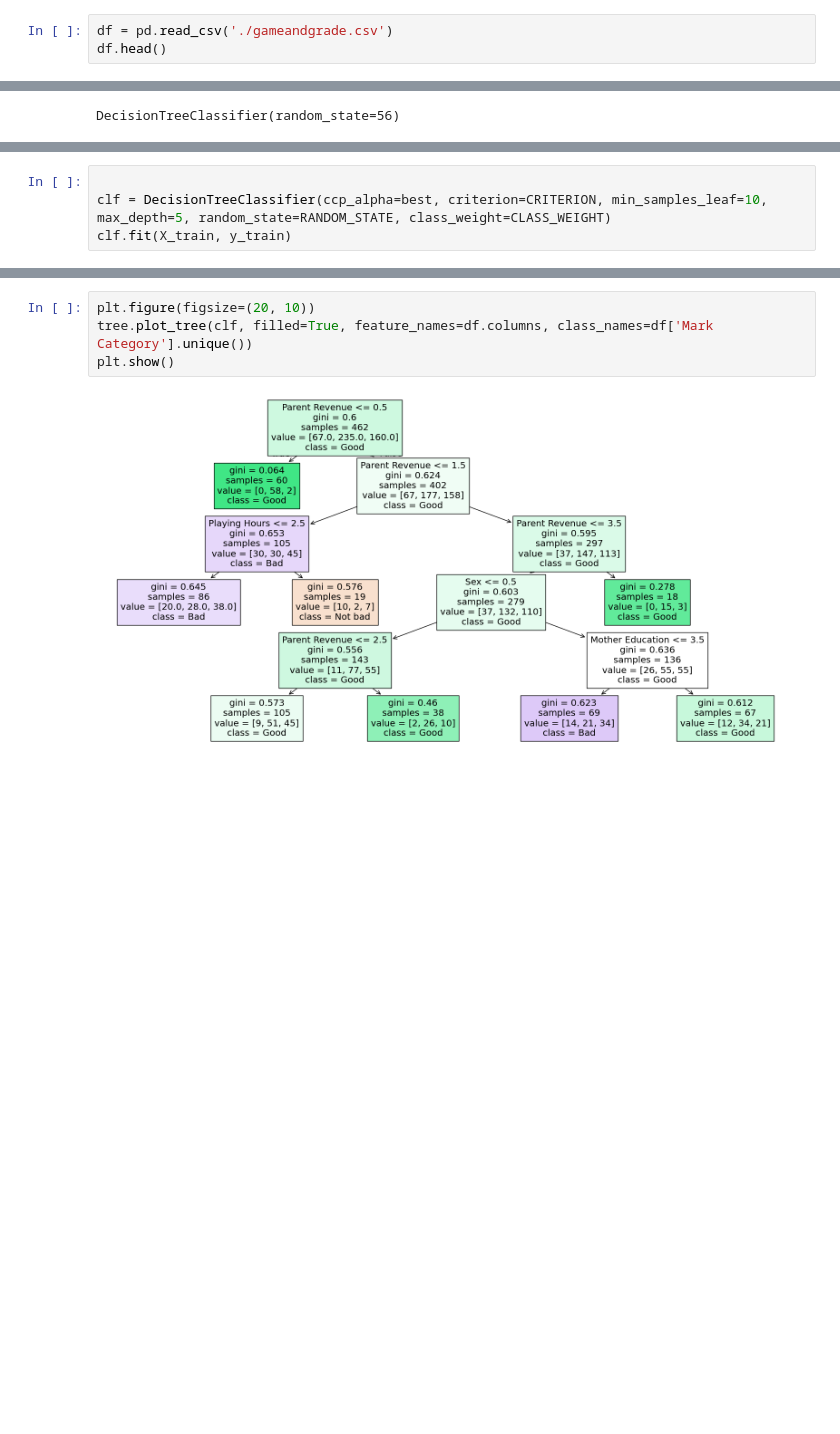
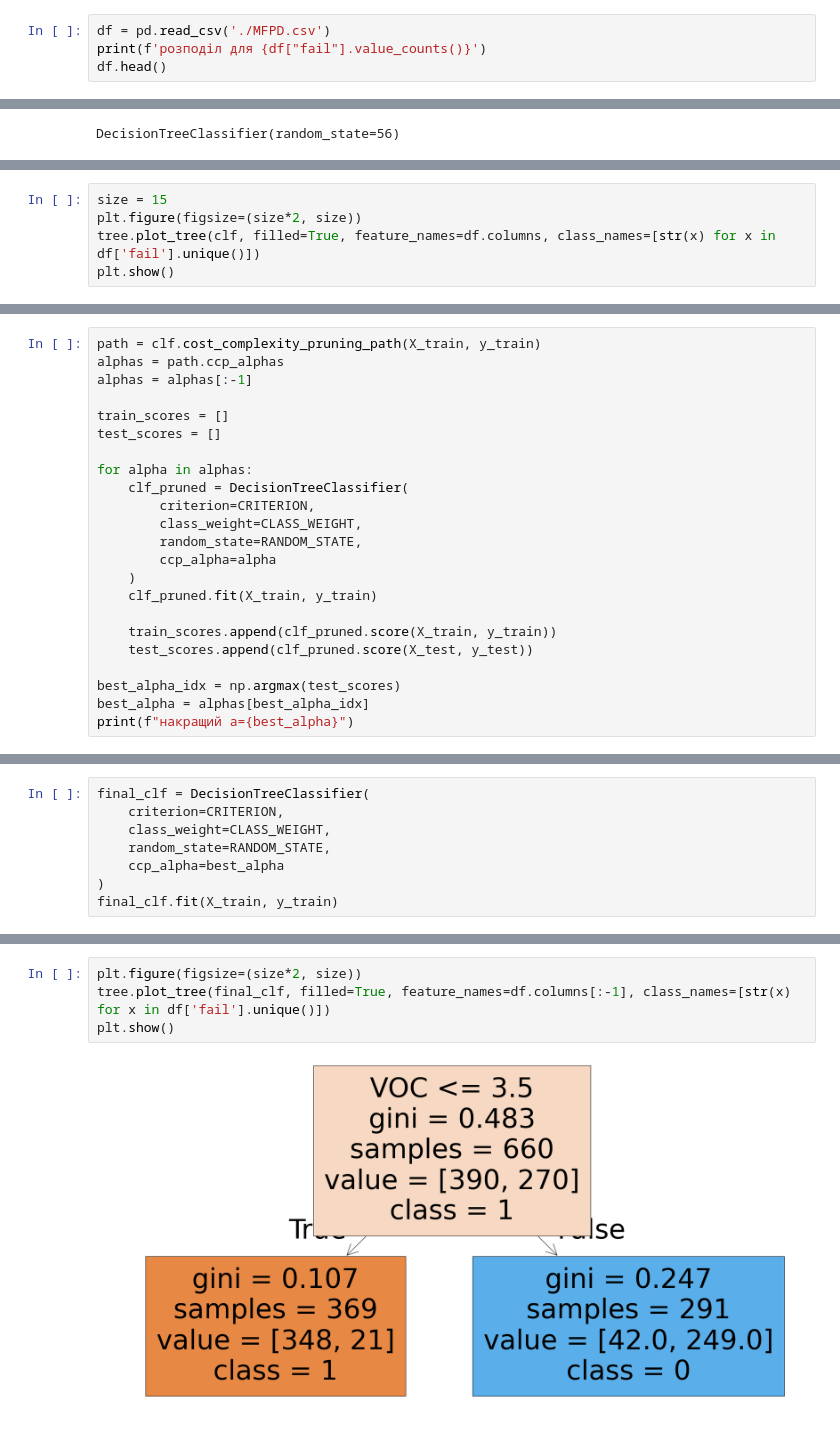
Before and after one commit to SylvaticGhost/AD, a Jupyter notebook: Lab3/Lab3.ipynb, the cells around one changed output, grey strips where cells are left out. Drawn from its saved outputs; the diff is of its cells as text; blank space fills up the shorter version.

```diff
--- a/Lab3/Lab3.ipynb
+++ b/Lab3/Lab3.ipynb
@@ -14,4 +21,5 @@ CLASS_WEIGHT = None
 # %%
-df = pd.read_csv('./gameandgrade.csv')
+df = pd.read_csv('./MFPD.csv')
+print(f'розподіл для {df["fail"].value_counts()}')
 df.head()
 # %% [output]
@@ -132,0 +68,5 @@ Best alpha:  0.0034632034632034623
+# %%
+size = 15
+plt.figure(figsize=(size*2, size))
+tree.plot_tree(clf, filled=True, feature_names=df.columns, class_names=[str(x) for x in df['fail'].unique()])
+plt.show()
@@ -132,0 +79,23 @@ Best alpha:  0.0034632034632034623
+# %%
+path = clf.cost_complexity_pruning_path(X_train, y_train)
+alphas = path.ccp_alphas
+alphas = alphas[:-1]
+
+train_scores = []
+test_scores = []
+
+for alpha in alphas:
+    clf_pruned = DecisionTreeClassifier(
+        criterion=CRITERION,
+        class_weight=CLASS_WEIGHT,
+        random_state=RANDOM_STATE,
+        ccp_alpha=alpha
+    )
+    clf_pruned.fit(X_train, y_train)
+
+    train_scores.append(clf_pruned.score(X_train, y_train))
+    test_scores.append(clf_pruned.score(X_test, y_test))
+
+best_alpha_idx = np.argmax(test_scores)
+best_alpha = alphas[best_alpha_idx]
+print(f"накращий a={best_alpha}")
@@ -133,5 +106,9 @@ Best alpha:  0.0034632034632034623
 # %%
-
-clf = DecisionTreeClassifier(ccp_alpha=best, criterion=CRITERION, min_samples_leaf=10, max_depth=5, random_state=RANDOM_STATE, class_weight=CLASS_WEIGHT)
-clf.fit(X_train, y_train)
+final_clf = DecisionTreeClassifier(
+    criterion=CRITERION,
+    class_weight=CLASS_WEIGHT,
+    random_state=RANDOM_STATE,
+    ccp_alpha=best_alpha
+)
+final_clf.fit(X_train, y_train)
 # %% [output]
@@ -163,6 +134,6 @@ weighted avg       0.56      0.58      0.55       308
 # %%
-plt.figure(figsize=(20, 10))
-tree.plot_tree(clf, filled=True, feature_names=df.columns, class_names=df['Mark Category'].unique())
+plt.figure(figsize=(size*2, size))
+tree.plot_tree(final_clf, filled=True, feature_names=df.columns[:-1], class_names=[str(x) for x in df['fail'].unique()])
 plt.show()
 # %% [output]
-[figure, old version]
+[figure, new version]
```
Also changed, not shown: parts of 35 cells of this notebook, 5 other files.
